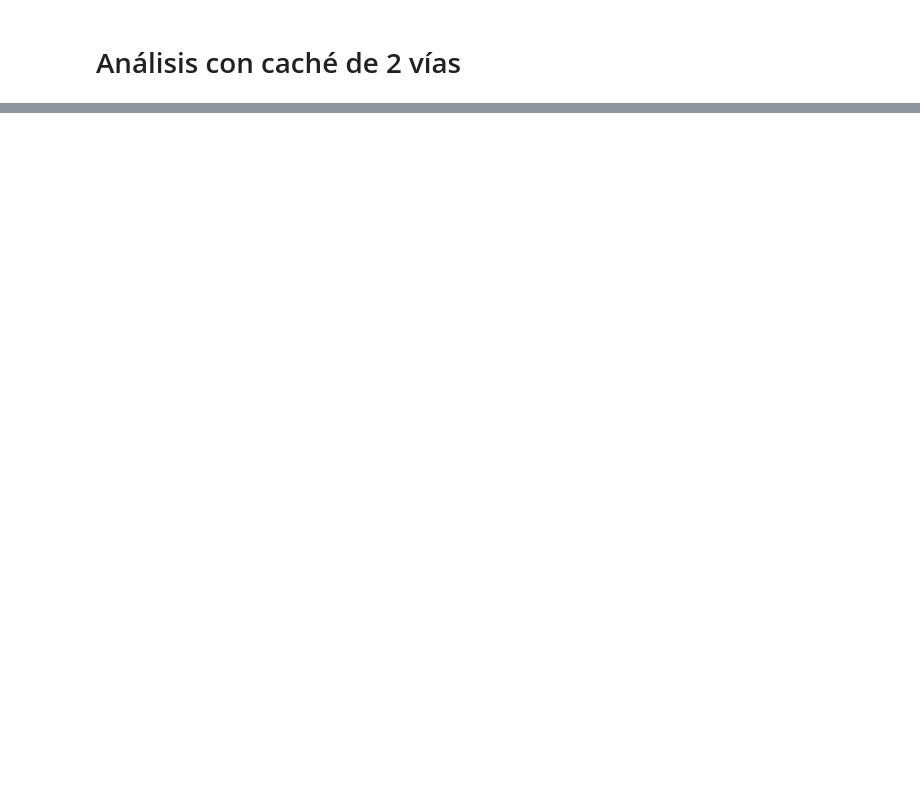
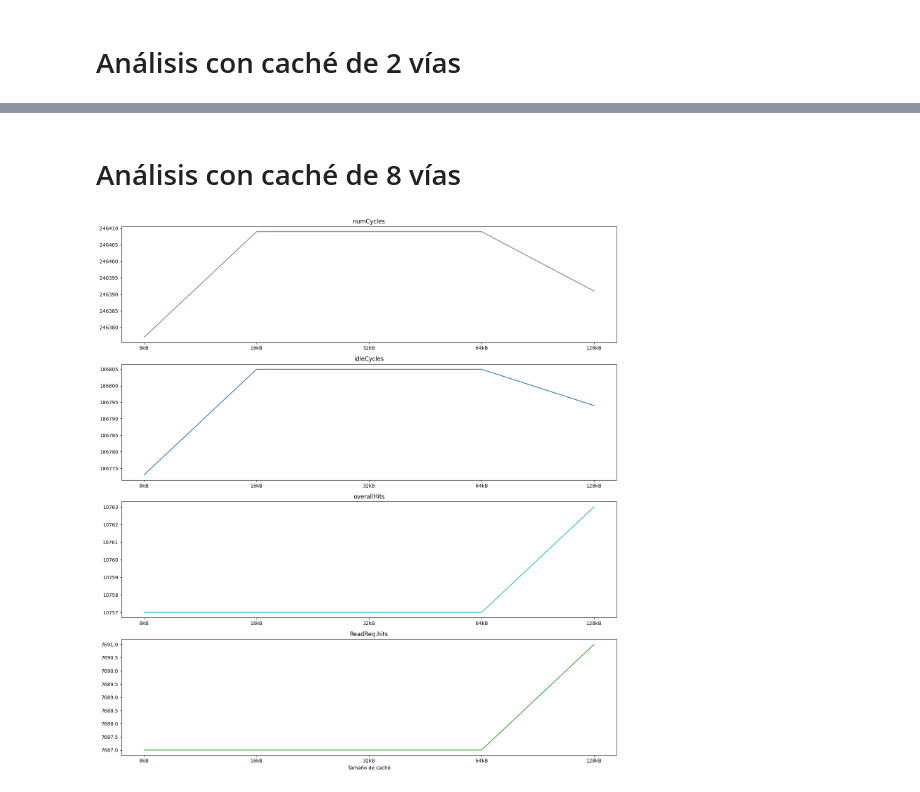
Before and after one commit to JCGoMo/ArquitecturaLabo2, a Jupyter notebook: graficas.ipynb, the cells around one changed output, grey strips where cells are left out. Cells and saved outputs as stored; diff of their text form; code cells hidden in the pictures; blank space fills up the shorter version.

```diff
--- a/graficas.ipynb
+++ b/graficas.ipynb
@@ -43,0 +118,38 @@ plt.show()
+# %% [markdown]
+# Análisis con caché de 8 vías
+# %%
+# Datos
+x = np.array(['8kB', '16kB', '32kB', '64kB', '128kB'])
+y_numCycles = np.array([246377.0, 246409.0, 246409.0, 246409.0, 246391.0])
+y_idleCycles = np.array([186773.0, 186805.0, 186805.0, 186805.0, 186794.0])
+y_overallHits = np.array([10757.0, 10757.0, 10757.0, 10757.0, 10763.0])
+y_ReadReq_hits = np.array([7687.0, 7687.0, 7687.0, 7687.0, 7691.0])
+
+# Crear subplots
+fig, axs = plt.subplots(4, 1, figsize=(15, 16))
+
+# numCycles
+axs[0].plot(x, y_numCycles, color='tab:purple', label='numCycles')
+axs[0].set_title('numCycles')
+
+# idleCycles
+axs[1].plot(x, y_idleCycles, color='tab:blue', label='idleCycles')
+axs[1].set_title('idleCycles')
+
+# overallHits
+axs[2].plot(x, y_overallHits, color='tab:cyan', label='overallHits')
+axs[2].set_title('overallHits')
+
+# ReadReq.hits
+axs[3].plot(x, y_ReadReq_hits, color='tab:green', label='ReadReq.hits')
+axs[3].set_title('ReadReq.hits')
+axs[3].set_xlabel("Tamaño de caché")
+
+
+# Ajustes de diseño para evitar solapamiento
+plt.tight_layout()
+
+# Mostrar el gráfico
+plt.show()
+# %% [output]
+[figure, added]
```
Also changed, not shown: parts of 4 cells of this notebook, 1 other file.
